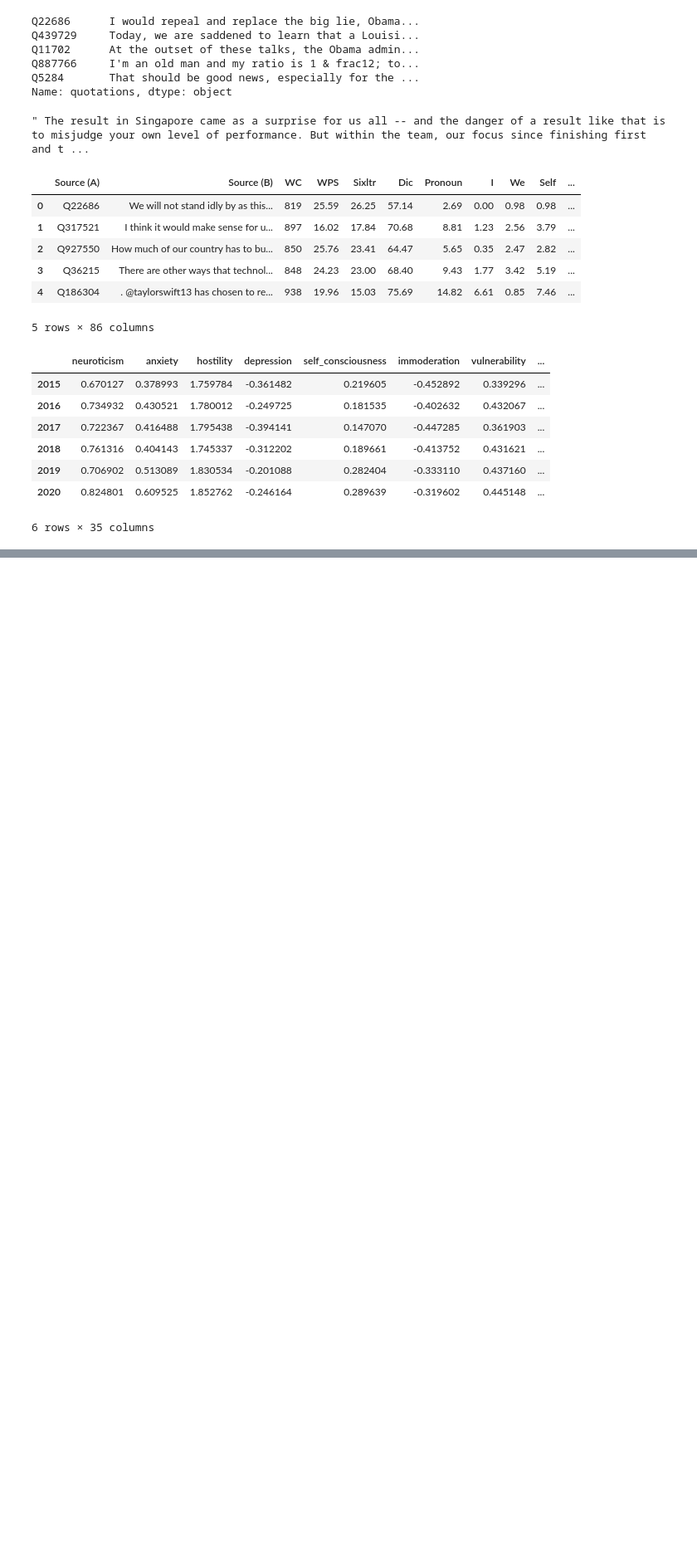
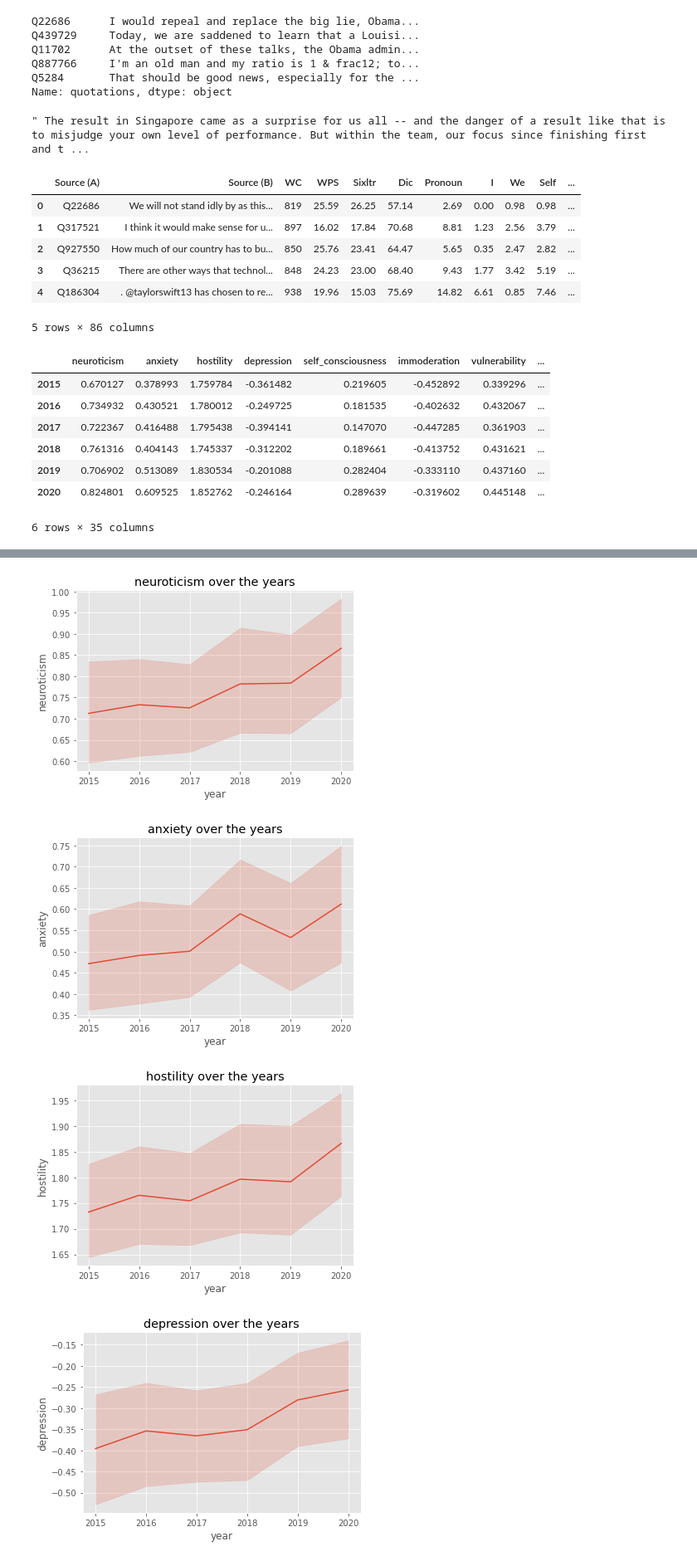
Before and after one commit to epfl-ada/ada-2021-project-madry, a Jupyter notebook: entrepreneur_yearwise_personality.ipynb, the cells around one changed output, grey strips where cells are left out. Shown at 83% size. Saved outputs shown, nothing was run; the diff lists cells and outputs as text; code cells hidden in the pictures; blank space fills up the shorter version.

```diff
--- a/entrepreneur_yearwise_personality.ipynb
+++ b/entrepreneur_yearwise_personality.ipynb
@@ -231,0 +248,11 @@ entrepreneur_artist_personality = pd.concat([entrepreneur_2015_personality, entr
+# %%
+for i, attr in enumerate(NEUROTIC_ATTRS):
+    sns.lineplot(data=entrepreneur_yearly_personality,
+             x='year',
+             y=attr).set_title(f'{attr} over the years')
+    plt.show()
+# %% [output]
+[figure, added]
+[figure, added]
+[figure, added]
+[figure, added]
```
Also changed, not shown: parts of 17 cells of this notebook, 1 other file.
